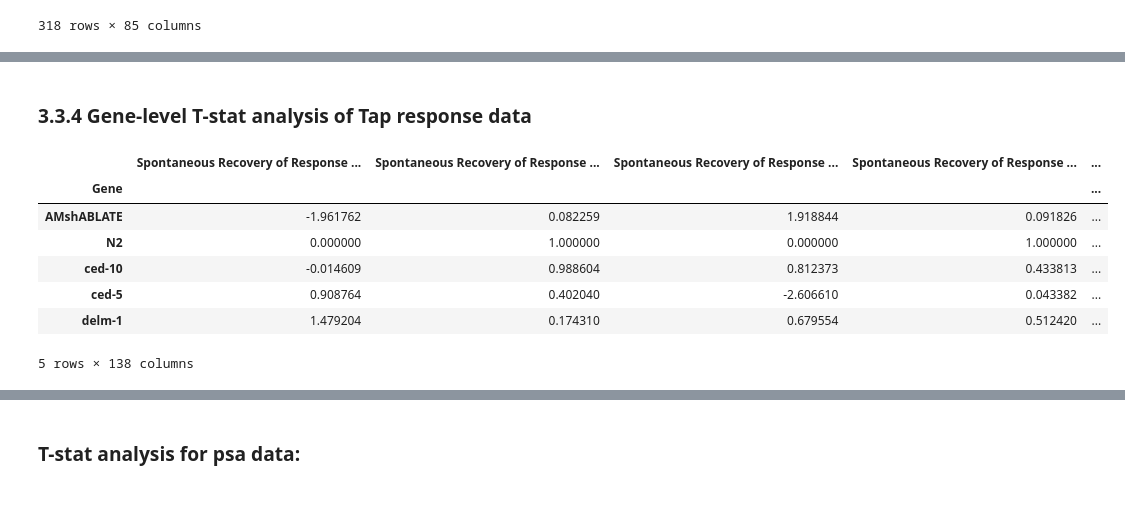
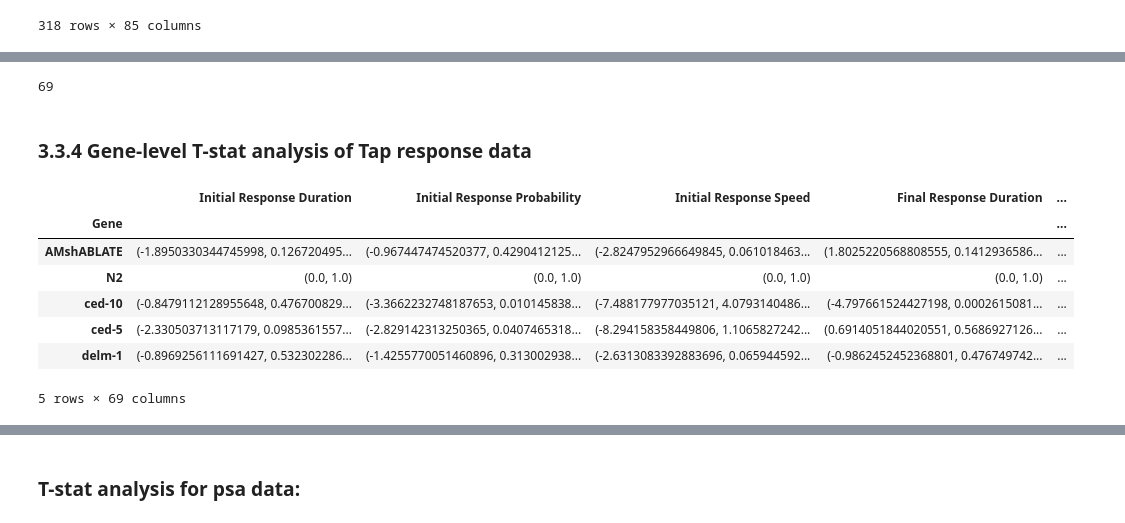
Before and after one commit to JosephLiangUBC/MWT_Dashboard, a Jupyter notebook: Step4_data_processing_for_db.ipynb, the cells around one changed output, grey strips where cells are left out. Cells and saved outputs as stored; diff of their text form; code cells hidden in the pictures.

```diff
--- a/Step4_data_processing_for_db.ipynb
+++ b/Step4_data_processing_for_db.ipynb
@@ -997,12 +999,7 @@ def tap_metrics(by=["Gene","dataset"]):
     psa_spontaneous_recovery_crab = pd.DataFrame(columns=[by,"Spontaneous Recovery of PSA Crab", "Spontaneous Recovery of PSA Crab p-value"])
     psa_memory_retention_crab = pd.DataFrame(columns=[by,"Memory Retention of PSA Crab", "Memory Retention of PSA Crab p-value"])
 
-    list_tap_Tstats = [recovery_dura,
-                    recovery_prob,
-                    recovery_speed,
-                    memory_retention_dura,
-                    memory_retention_prob,
-                    memory_retention_speed,
+    list_tap_Tstats = [
                     init_dura,
                     init_prob,
                     init_speed,
@@ -1012,6 +1009,12 @@ def tap_metrics(by=["Gene","dataset"]):
                     hab_dura,
                     hab_prob,
                     hab_speed,
+                    recovery_dura,
+                    recovery_prob,
+                    recovery_speed,
+                    memory_retention_dura,
+                    memory_retention_prob,
+                    memory_retention_speed,
                     psa_initial_speed,
                     psa_final_speed,
                     psa_recovery_speed,
@@ -1081,14 +1084,7 @@ def tap_metrics(by=["Gene","dataset"]):
                     psa_spontaneous_recovery_crab,
                     psa_memory_retention_crab]
 
-    list_tap_metrics = ["recovery_dura",
-                        "recovery_prob",
-                        "recovery_speed",
-
-                        "memory_retention_dura",
-                        "memory_retention_prob",
-                        "memory_retention_speed",
-
+    list_tap_metrics = [
                         "init_dura",
                         "init_prob",
                         "init_speed",
@@ -1100,6 +1096,14 @@ def tap_metrics(by=["Gene","dataset"]):
                         "habit_dura",
                         "habit_prob",
                         "habit_speed",
+
+                        "recovery_dura",
+                        "recovery_prob",
+                        "recovery_speed",
+
+                        "memory_retention_dura",
+                        "memory_retention_prob",
+                        "memory_retention_speed",
 
                         "init_psa_speed",
                         "final_psa_speed",
@@ -1614,19 +1608,24 @@ PD_habituation_Tstats_allele
+# %%
+PD_habituation_Tstats_allele_final.columns.to_list()
+len(PD_habituation_Tstats_allele_final.columns.to_list())
+# %% [output]
+69
 # %% [markdown]
 ### 3.3.4 Gene-level T-stat analysis of Tap response data
 # %%
 warnings.filterwarnings('ignore')
 
 PD_habituation_Tstats = do_TTest("Gene", baseline="false") # get sorted T-statistics DataFrame
+PD_habituation_Tstats_final = pair_pvals(PD_habituation_Tstats)
 
-PD_habituation_Tstats_sorted=PD_habituation_Tstats.sort_index()
 
-PD_habituation_Tstats.head()
+PD_habituation_Tstats_final.head()
 # %% [output]
-|  | Spontaneous Recovery of Response ... | Spontaneous Recovery of Response ... | Spontaneous Recovery of Response ... | Spontaneous Recovery of Response ... | ... |
+|  | Initial Response Duration | Initial Response Probability | Initial Response Speed | Final Response Duration | ... |
 | Gene |  |  |  |  | ... |
-| AMshABLATE | -1.961762 | 0.082259 | 1.918844 | 0.091826 | ... |
-| N2 | 0.000000 | 1.000000 | 0.000000 | 1.000000 | ... |
-| ced-10 | -0.014609 | 0.988604 | 0.812373 | 0.433813 | ... |
-| ced-5 | 0.908764 | 0.402040 | -2.606610 | 0.043382 | ... |
-| delm-1 | 1.479204 | 0.174310 | 0.679554 | 0.512420 | ... |
+| AMshABLATE | (-1.8950330344745998, 0.126720495... | (-0.967447474520377, 0.4290412125... | (-2.8247952966649845, 0.061018463... | (1.8025220568808555, 0.1412936586... | ... |
+| N2 | (0.0, 1.0) | (0.0, 1.0) | (0.0, 1.0) | (0.0, 1.0) | ... |
+| ced-10 | (-0.8479112128955648, 0.476700829... | (-3.3662232748187653, 0.010145838... | (-7.488177977035121, 4.0793140486... | (-4.797661524427198, 0.0002615081... | ... |
+| ced-5 | (-2.330503713117179, 0.0985361557... | (-2.829142313250365, 0.0407465318... | (-8.294158358449806, 1.1065827242... | (0.6914051844020551, 0.5686927126... | ... |
+| delm-1 | (-0.8969256111691427, 0.532302286... | (-1.4255770051460896, 0.313002938... | (-2.6313083392883696, 0.065944592... | (-0.9862452452368801, 0.476749742... | ... |
-5 rows × 138 columns
+5 rows × 69 columns
```
Also changed, not shown: parts of 25 cells of this notebook.
